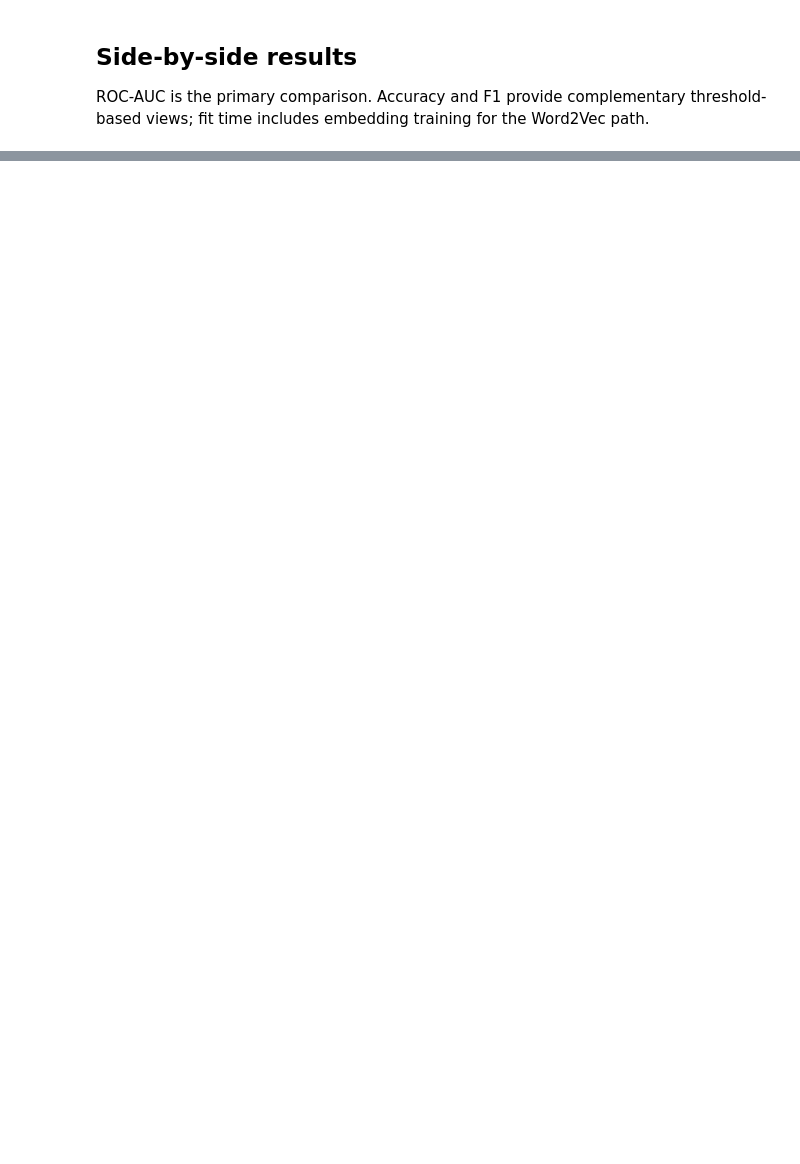
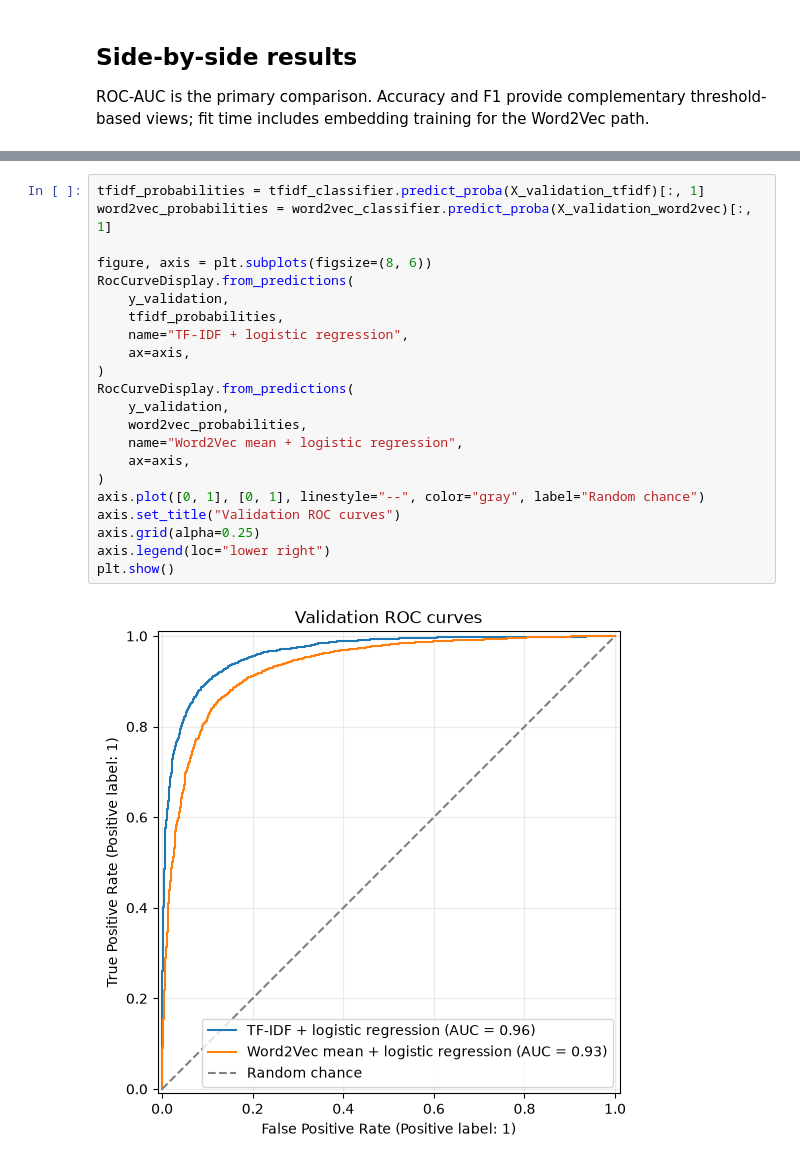
Before and after one commit to KurtMeehanPro/movie-meter, a Jupyter notebook: notebooks/02_classical_model_comparison.ipynb, the cells around one changed output, grey strips where cells are left out. Drawn from its saved outputs; the diff is of its cells as text; blank space fills up the shorter version.

```diff
--- a/notebooks/02_classical_model_comparison.ipynb
+++ b/notebooks/02_classical_model_comparison.ipynb
@@ -163,0 +225,24 @@ Potential follow-ups include TF-IDF hyperparameter tuning, TF-IDF-weighted Word2
+# %%
+tfidf_probabilities = tfidf_classifier.predict_proba(X_validation_tfidf)[:, 1]
+word2vec_probabilities = word2vec_classifier.predict_proba(X_validation_word2vec)[:, 1]
+
+figure, axis = plt.subplots(figsize=(8, 6))
+RocCurveDisplay.from_predictions(
+    y_validation,
+    tfidf_probabilities,
+    name="TF-IDF + logistic regression",
+    ax=axis,
+)
+RocCurveDisplay.from_predictions(
+    y_validation,
+    word2vec_probabilities,
+    name="Word2Vec mean + logistic regression",
+    ax=axis,
+)
+axis.plot([0, 1], [0, 1], linestyle="--", color="gray", label="Random chance")
+axis.set_title("Validation ROC curves")
+axis.grid(alpha=0.25)
+axis.legend(loc="lower right")
+plt.show()
+# %% [output]
+[figure, added]
```
Also changed, not shown: parts of 12 cells of this notebook, 9 other files.
